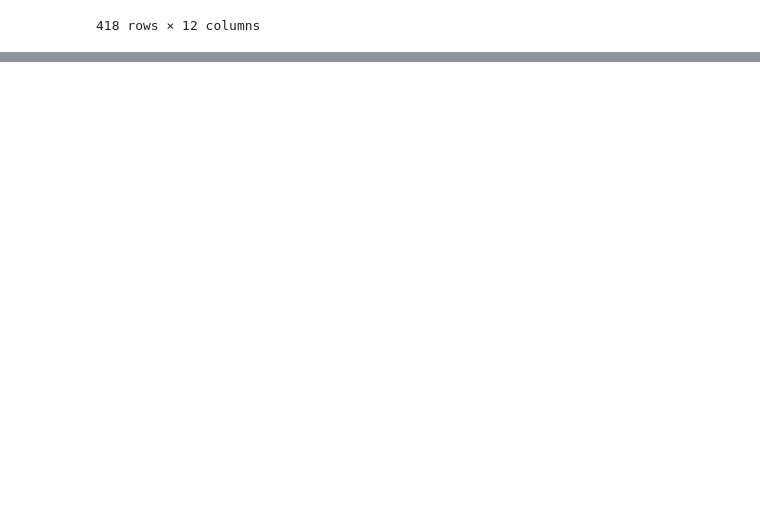
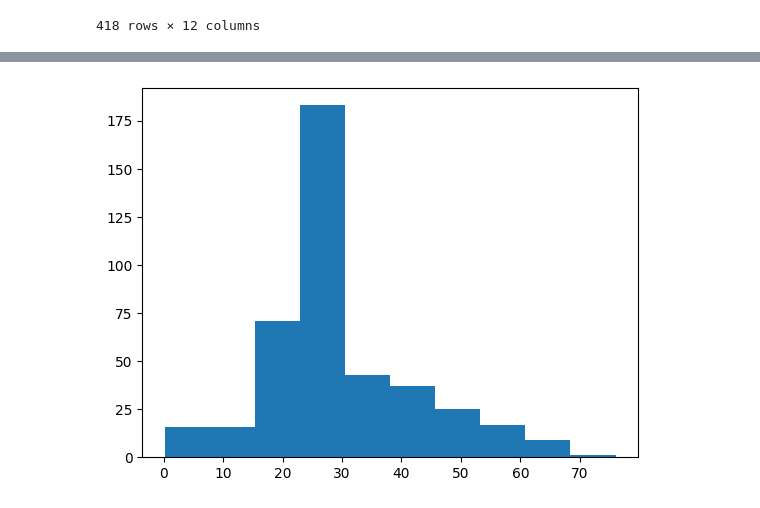
Before and after one commit to avhrst/python-learn, a Jupyter notebook: eda.ipynb, the cells around one changed output, grey strips where cells are left out. Cells and saved outputs as stored; diff of their text form; code cells hidden in the pictures; blank space fills up the shorter version.

```diff
--- a/eda.ipynb
+++ b/eda.ipynb
@@ -43,0 +28,3 @@ dtype: int64
+# %%
+df = df[["Pclass", "Sex", "Age", "SibSp", "Parch", "Fare", "Embarked", "Survived"]]
+df
@@ -99,0 +107,7 @@ x_val = scaler.transform(x_val)
+# %%
+# Переводимо string фічери в числові за допомогою LabelEncoder
+sex_encoder = LabelEncoder()
+embarked_encoder = LabelEncoder()
+df["Sex"] = sex_encoder.fit_transform(df["Sex"])
+df["Embarked"] = sex_encoder.fit_transform(df["Embarked"])
+df
@@ -99,0 +128,4 @@ x_val = scaler.transform(x_val)
+# %%
+# Переведення категоріальних фічерів у one-hot encoded
+df = pd.get_dummies(df, columns=['Embarked'])
+df
@@ -99,0 +167,5 @@ x_val = scaler.transform(x_val)
+# %%
+plt.hist(df["Age"], bins=10)
+plt.show()
+# %% [output]
+[figure, added]
```
Also changed, not shown: parts of 24 cells of this notebook, 14 other files.
